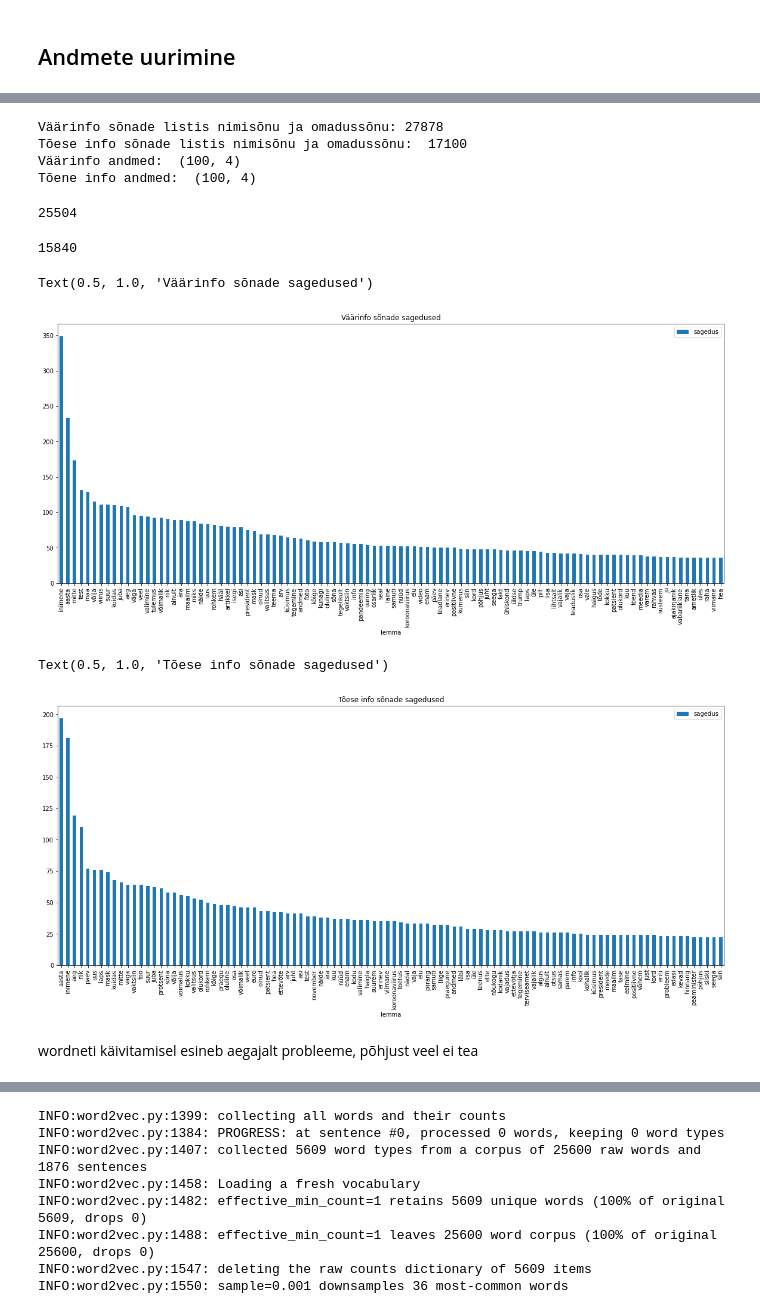
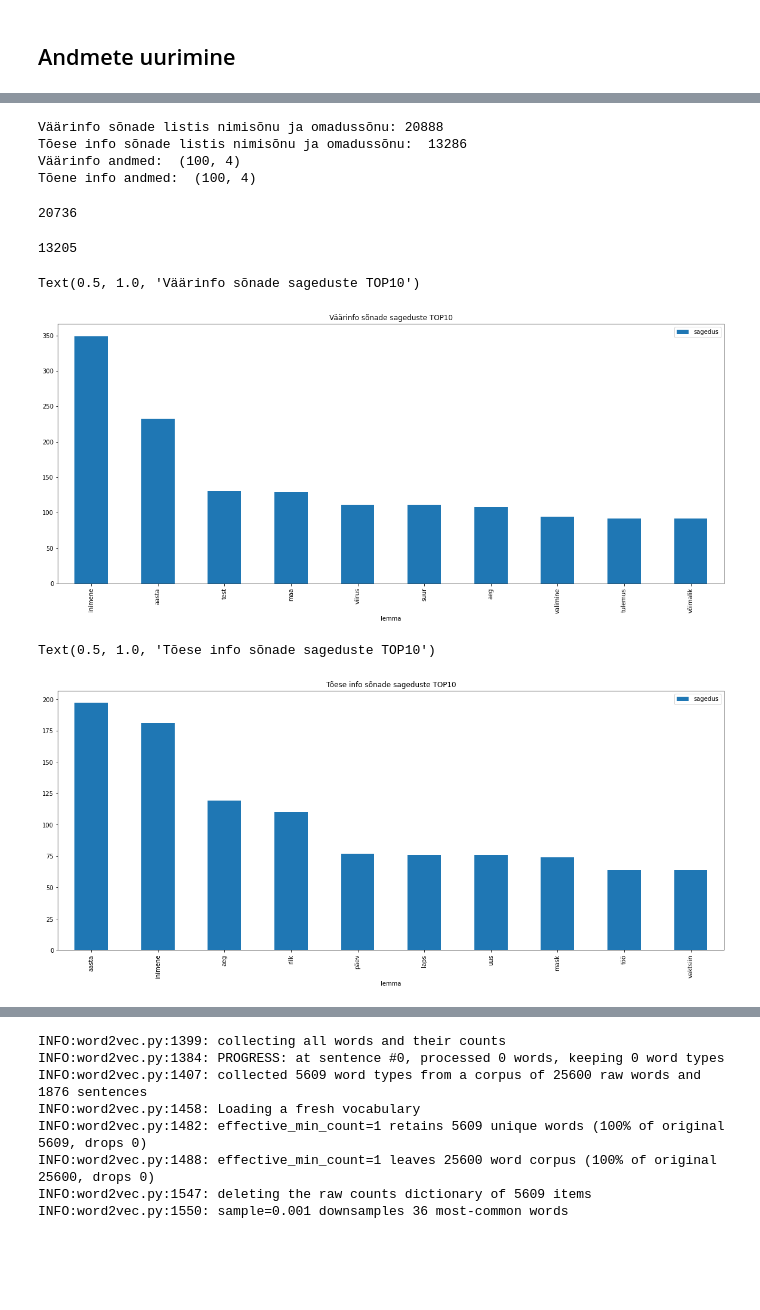
Before and after one commit to anneliisramson/eestikeelsed-uudised, a Jupyter notebook: 06 Väärinfo_ja_tõese_info_uurimine.ipynb, the cells around one changed output, grey strips where cells are left out. Drawn from its saved outputs; the diff is of its cells as text; code cells hidden in the pictures; blank space fills up the shorter version.

```diff
--- a/06 Väärinfo_ja_tõese_info_uurimine.ipynb
+++ b/06 Väärinfo_ja_tõese_info_uurimine.ipynb
@@ -63,7 +97,7 @@ stopsõnad = ['ja', 'ning', 'ega', 'ehk', 'või', 'aga', 'kuid', 'ent', 'vaid',
              'ehkki', 'nagu', 'saati', 'elik', 'justkui', 'otsekui', 'seni']
 #sidesõnad ja asesõnad
 stopsõnad_uus = ['ja', 'ning', 'ega', 'ehk', 'või', 'aga', 'kuid', 'ent', 'vaid', 'et', 'kui', 'kuna', 'sest', 'kuni', 'kuigi',
-             'ehkki', 'nagu', 'saati', 'elik', 'justkui', 'otsekui', 'seni', 'siis', 'ka','nii','kas','kus', 'mis',
+             'ehkki', 'nagu', 'saati', 'elik', 'justkui', 'otsekui', 'seni', 'siis', 'ka', 'nii', 'kas',
              'mina', 'ma', 'meie', 'me', 'sina', 'sa', 'teie', 'te', 'tema', 'ta', 'nemad', 'nad',
              'enese', 'enda', 'iseenese', 'iseenda', 'oma', 'üksteise', 'teineteise',
              'see', 'too', 'sama', 'seesama', 'toosama', 'teine', 'muu',
@@ -72,9 +106,7 @@ stopsõnad_uus = ['ja', 'ning', 'ega', 'ehk', 'või', 'aga', 'kuid', 'ent', 'vai
              'ise', 'oma', 'iga', 'igaüks', 'igamees', 'kõik', 'mõlemad', 'kumbki', 'emb-kumb', 'kogu', 'terve',
              'keegi', 'miski', 'mingi', 'mingisugune', 'miskisugune', 'ükski', 'mitu', 'mitmes', 'mitu-setu', 'mitmes-setmes',
              'mõni', 'mõningane', 'paljud', 'üks', 'teine', 'oma', 'enese', 'enda', 'omaenese', 'omaenda', 'iseoma',
-             'iseenese', 'iseenda', 'emb', 'mõlema', 'palju', 'setu']
-# stoppsõnade eemaldamine
-#data['text'] = data['text'].apply(lambda x: ' '.join([word for word in x.split() if word not in (stopsõnad_uus)]))
+             'iseenese', 'iseenda', 'emb', 'mõlema', 'palju']
 # %% [markdown]
 ## Andmete uurimine
 # %%
@@ -113,7 +152,7 @@ for i in tqdm(range (0, len(fake_data))):
     rida = fake_data.iloc[i]
     tekst = Text(rida[0]).tag_layer().morph_analysis['lemma','partofspeech']
     for sona in tekst:
-        if sona[0][1] == 'S' or sona[0][1] == 'A' or sona[0][1] == 'C' or sona[0][1] == 'U' or sona[0][1] == 'D':
+        if sona[0][1] == 'S' or sona[0][1] == 'A' or sona[0][1] == 'C' or sona[0][1] == 'U':
             fake_sonad.append(sona[0][0])
 
 all_words = ' '.join(map(str, fake_sonad))
@@ -137,7 +196,7 @@ for i in tqdm(range (0, len(real_data))):
     rida = real_data.iloc[i]
     tekst = Text(rida[0]).tag_layer().morph_analysis['lemma','partofspeech']
     for sona in tekst:
-        if sona[0][1] == 'S' or sona[0][1] == 'A' or sona[0][1] == 'C' or sona[0][1] == 'U' or sona[0][1] == 'D':
+        if sona[0][1] == 'S' or sona[0][1] == 'A' or sona[0][1] == 'C' or sona[0][1] == 'U':
             real_sonad.append(sona[0][0])
 
 all_words = ' '.join(map(str, real_sonad))
@@ -159,8 +238,8 @@ print("Tõese info sõnade listis nimisõnu ja omadussõnu: ", len(real_sonad))
 print("Väärinfo andmed: ", fake_data.shape)
 print("Tõene info andmed: ", real_data.shape)
 # %% [output]
-Väärinfo sõnade listis nimisõnu ja omadussõnu: 27878
-Tõese info sõnade listis nimisõnu ja omadussõnu:  17100
+Väärinfo sõnade listis nimisõnu ja omadussõnu: 20888
+Tõese info sõnade listis nimisõnu ja omadussõnu:  13286
 Väärinfo andmed:  (100, 4)
 Tõene info andmed:  (100, 4)
 # %%
@@ -175,11 +254,11 @@ for sona in real_sonad:
 # %%
 len(fake_sonad_stop)
 # %% [output]
-25504
+20736
 # %%
 len(real_sonad_stop)
 # %% [output]
-15840
+13205
 # %%
 fake_data_sonad = pd.DataFrame(fake_sonad_stop)
 real_data_sonad = pd.DataFrame(real_sonad_stop)
@@ -198,17 +277,17 @@ sonakaupa_real = sonakaupa_real.rename(columns = {'index':'lemma',0:'sagedus'})
 # Tõese info sõnade hulk
 sagedased_real = sonakaupa_real['lemma'].tolist()
 # %%
-sonakaupa_fake[:100].plot(kind='bar', x='lemma', y='sagedus', figsize=(20,8))
-plt.title("Väärinfo sõnade sagedused")
+sonakaupa_fake[:10].plot(kind='bar', x='lemma', y='sagedus', figsize=(20,8))
+plt.title("Väärinfo sõnade sageduste TOP10")
 # %% [output]
-Text(0.5, 1.0, 'Väärinfo sõnade sagedused')
+Text(0.5, 1.0, 'Väärinfo sõnade sageduste TOP10')
-[figure, old version]
+[figure, new version]
 # %%
-sonakaupa_real[:100].plot(kind='bar', x='lemma', y='sagedus', figsize=(20,8))
-plt.title("Tõese info sõnade sagedused")
+sonakaupa_real[:10].plot(kind='bar', x='lemma', y='sagedus', figsize=(20,8))
+plt.title("Tõese info sõnade sageduste TOP10")
 # %% [output]
-Text(0.5, 1.0, 'Tõese info sõnade sagedused')
+Text(0.5, 1.0, 'Tõese info sõnade sageduste TOP10')
-[figure, old version]
+[figure, new version]
 # %%
 #Wordnet on leksikaal-semantiline andmebaas,
 #mis sisaldab informatsiooni mõistete ja nendevaheliste semantiliste suhete kohta.
@@ -246,7 +325,5 @@ def wordnet(sagedased, pealkiri):
     plt.subplots(figsize=(10,5))
     plt.title(pealkiri)
     return sns.heatmap(kaugused)
-# %% [markdown]
-wordneti käivitamisel esineb aegajalt probleeme, põhjust veel ei tea
 # %%
 #10 esimest sagedasemat sõna
```
Also changed, not shown: parts of 19 cells of this notebook, 9 other files.
